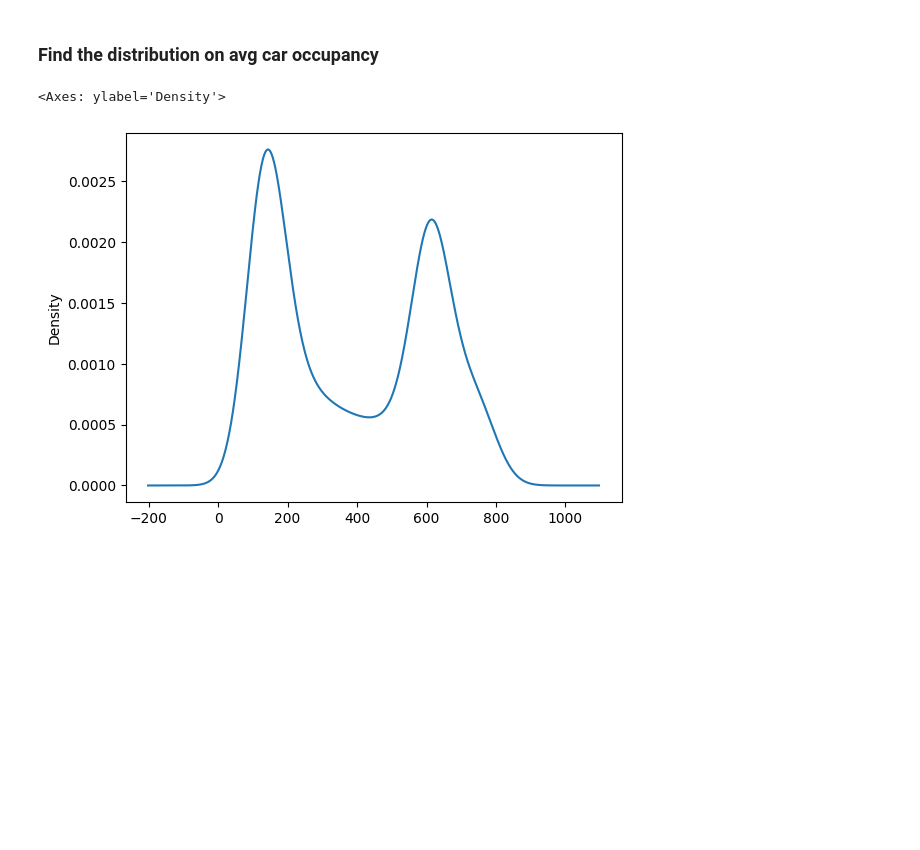
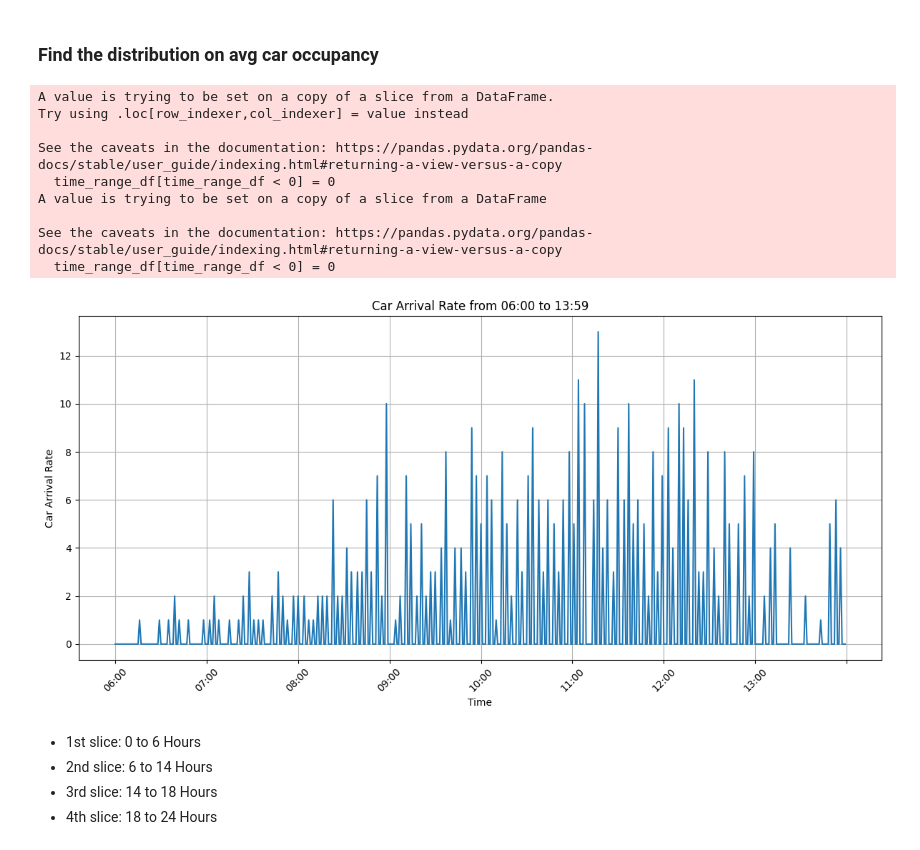
Before and after one commit to Samuellmk/Mechanized-Carpark-Simulation, a Jupyter notebook: data/car_arrival_distribution.ipynb, the cells around one changed output. Cells and saved outputs as stored; diff of their text form; code cells hidden in the pictures; blank space fills up the shorter version.

Commit message:
added car arrival dist

```diff
--- a/data/car_arrival_distribution.ipynb
+++ b/data/car_arrival_distribution.ipynb
@@ -41,6 +41,7 @@ for csv_file in csv_files:
         combined_data["timestamp"], dayfirst=True
     )
     combined_data["time"] = combined_data["timestamp"].dt.strftime("%H:%M")
+    combined_data["timestamp"] = combined_data["timestamp"]
 
     grouped_data = combined_data.groupby("name")
 # %%
@@ -87,16 +93,57 @@ plt.show()
 [figure]
 # %% [markdown]
 ### Find the distribution on avg car occupancy
-# %%
-import numpy as np
-import matplotlib.pyplot as plt
-from scipy.stats import gaussian_kde
-
-avg_df.to_csv('out.csv',index=False)
-
-# Your dataset
-data = avg_df["mean"]
-data.plot(kind="kde")
-# %% [output]
-<Axes: ylabel='Density'>
-[figure, removed]
+# %%
+avg_df['carparkOccupancy_diff'] = avg_df['carparkOccupancy_mean'].diff()
+
+# Calculate the car arrival rate as the difference in occupancy divided by the time interval (in minutes)
+# You may need to adjust the time interval based on your data's time step
+time_interval_minutes = 1  # Assuming the data is in 1-minute intervals
+avg_df['car_arrival_rate'] = avg_df['carparkOccupancy_diff'] / time_interval_minutes
+
+# Fill NaN values in the first row with 0 (since there's no previous data to calculate the difference)
+avg_df['car_arrival_rate'].fillna(0, inplace=True)
+
+# Now, your DataFrame 'avg_df' will contain the car arrival rate as a new column
+avg_df[["carparkOccupancy_mean","car_arrival_rate"]].loc["07:00":"08:00"]
+avg_df[["carparkOccupancy_mean","car_arrival_rate"]].to_csv('out.csv')
+# %%
+# Filter the DataFrame for the desired time range
+time_range = ("06:00","13:59")
+time_range_df = avg_df.loc[time_range[0]: time_range[1]]
+
+time_range_df[time_range_df < 0] = 0
+
+# Plot the car arrival rate
+plt.figure(figsize=(12, 6))
+plt.plot(time_range_df.index, time_range_df['car_arrival_rate'])
+plt.title('Car Arrival Rate from %s to %s' %(time_range))
+plt.xlabel('Time')
+plt.ylabel('Car Arrival Rate')
+plt.xticks(rotation=45)  # Rotate x-axis labels for better readability
+
+ax = plt.gca()
+loc = plticker.MultipleLocator(base=60.0)
+ax.xaxis.set_major_locator(loc)
+# Show the plot
+plt.grid(True)
+plt.tight_layout()
+plt.show()
+
+time_range_df.to_csv("morning.csv")
+# %% [output]
+A value is trying to be set on a copy of a slice from a DataFrame.
+Try using .loc[row_indexer,col_indexer] = value instead
+
+See the caveats in the documentation: https://pandas.pydata.org/pandas-docs/stable/user_guide/indexing.html#returning-a-view-versus-a-copy
+  time_range_df[time_range_df < 0] = 0
+A value is trying to be set on a copy of a slice from a DataFrame
+
+See the caveats in the documentation: https://pandas.pydata.org/pandas-docs/stable/user_guide/indexing.html#returning-a-view-versus-a-copy
+  time_range_df[time_range_df < 0] = 0
+[figure, added]
+# %% [markdown]
+- 1st slice: 0 to 6 Hours
+- 2nd slice: 6 to 14 Hours
+- 3rd slice: 14 to 18 Hours
+- 4th slice: 18 to 24 Hours
```
Also changed, not shown: parts of 4 cells of this notebook, 9 other files.
